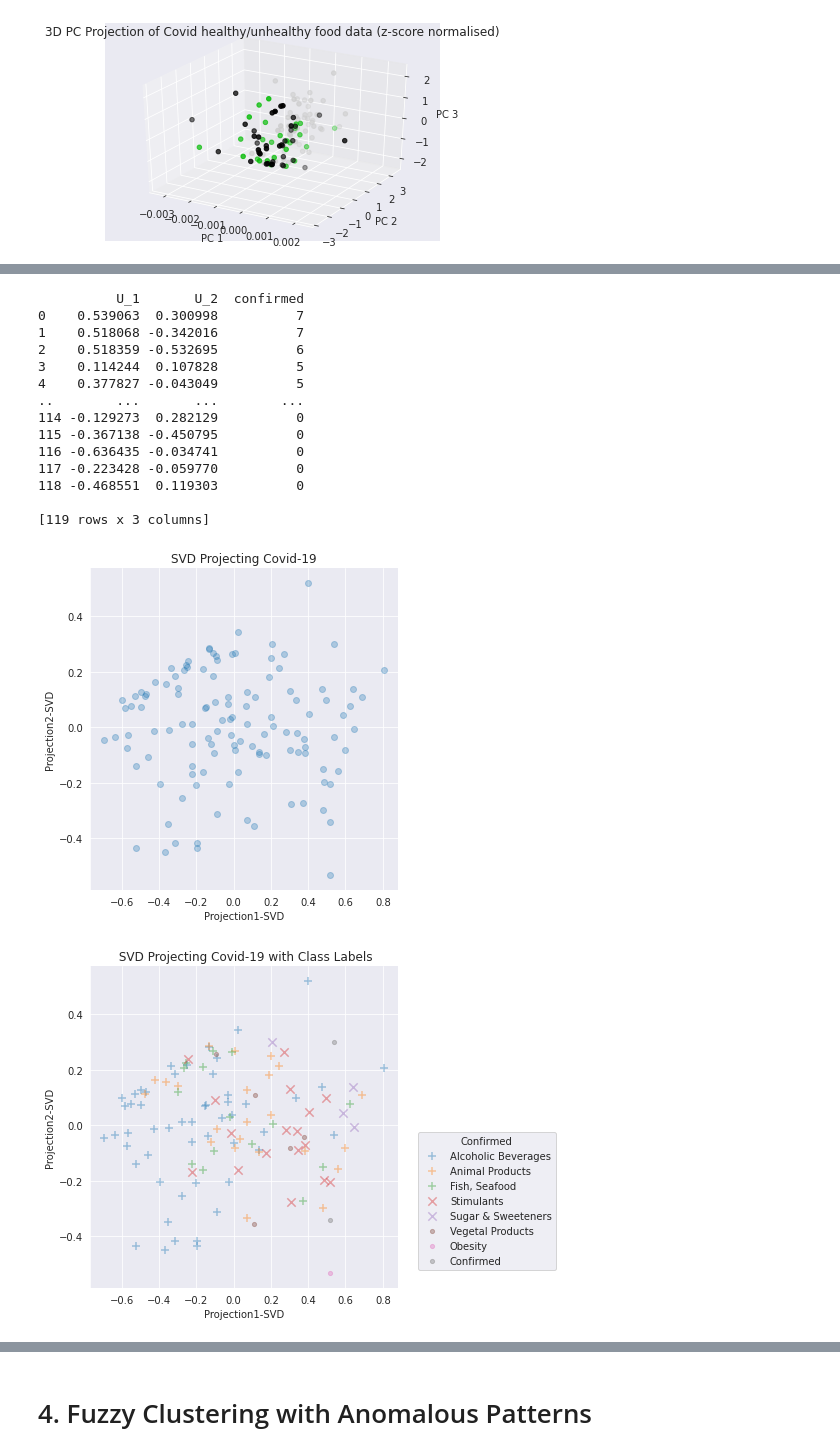
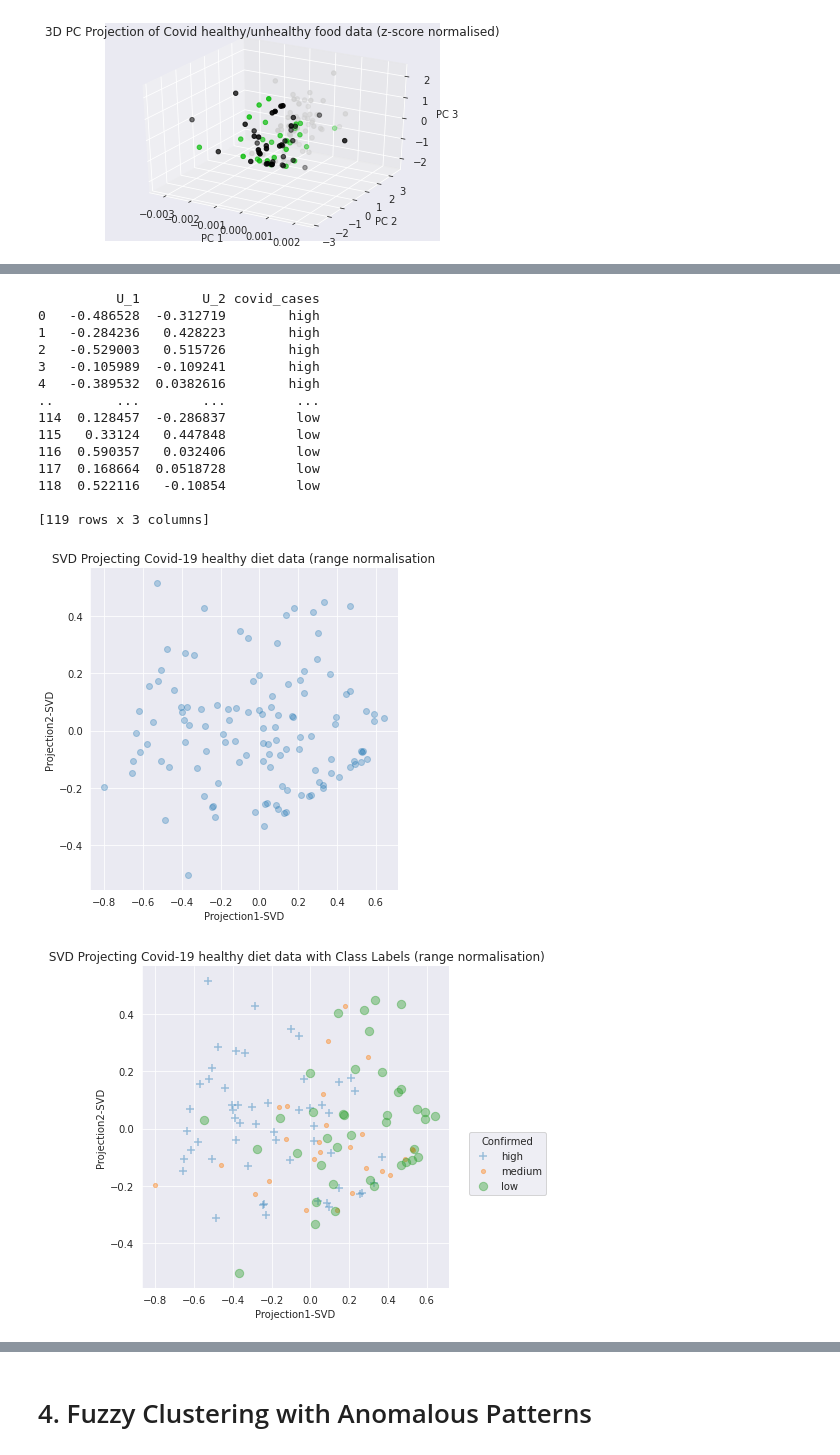
Before and after one commit to Migaalee/PAD, a Jupyter notebook: PAD_project1.ipynb, the cells around one changed output, grey strips where cells are left out. Drawn from its saved outputs; the diff is of its cells as text; code cells hidden in the pictures.

```diff
--- a/PAD_project1.ipynb
+++ b/PAD_project1.ipynb
@@ -898,50 +949,57 @@ u2 = u[:,1] * s[1]
+# %%
+u, s, vh = np.linalg.svd(x_norm_range, full_matrices=True)
+
+## Calculate the coordinates of the data points in the projection axes of the space spanned
+## by the leading eigenvectors contained in $U$
+u1 = u[:,0] * s[0]
+u2 = u[:,1] * s[1]
 # %%
 # set data to a Pandas Dataframa to ease plotting
 names = ["U_"+str(x+1) for x in range(2)]
-names.append('confirmed')
-ds_us = pd.DataFrame(data= np.c_[u1, u2, y_values],
+names.append('covid_cases')
+ds_us = pd.DataFrame(data= np.c_[u1, u2, target],
                      columns=names)
-ds_us['confirmed'] = ds_us['confirmed'].astype(int)
+#ds_us['covidc'] = ds_us['covidc'].astype(int)
 
 print(ds_us)
 
 # 1st plot
 ax = sns.lmplot('U_1',
                 'U_2',
                 data=ds_us,
                 fit_reg=False,
                 scatter_kws={'alpha':0.3});
 ax.set(xlabel='Projection1-SVD',
            ylabel='Projection2-SVD',
-           title='SVD Projecting Covid-19');
+           title='SVD Projecting Covid-19 healthy diet data (range normalisation');
 
 # 2nd plot
 ax2 = sns.lmplot('U_1',
                'U_2',
                data=ds_us,
-               hue='confirmed',
-               markers=['+','+','+','x','x','.','.','.'],
+               hue='covid_cases',
+               markers=['+','.','o'],
                fit_reg=False,
                scatter_kws={'alpha':0.4, "s": 70},
                legend_out=False);
 ax2.set(xlabel='Projection1-SVD',
        ylabel='Projection2-SVD',
-       title=' SVD Projecting Covid-19 with Class Labels');
-plt.legend(bbox_to_anchor=(1.05, 0.5), title='Confirmed', labels = data.columns);
+       title=' SVD Projecting Covid-19 healthy diet data with Class Labels (range normalisation)');
+plt.legend(bbox_to_anchor=(1.05, 0.5), title='Confirmed');
 # %% [output]
-          U_1       U_2  confirmed
-0    0.539063  0.300998          7
-1    0.518068 -0.342016          7
-2    0.518359 -0.532695          6
-3    0.114244  0.107828          5
-4    0.377827 -0.043049          5
-..        ...       ...        ...
-114 -0.129273  0.282129          0
-115 -0.367138 -0.450795          0
-116 -0.636435 -0.034741          0
-117 -0.223428 -0.059770          0
-118 -0.468551  0.119303          0
+          U_1        U_2 covid_cases
+0   -0.486528  -0.312719        high
+1   -0.284236   0.428223        high
+2   -0.529003   0.515726        high
+3   -0.105989  -0.109241        high
+4   -0.389532  0.0382616        high
+..        ...        ...         ...
+114  0.128457  -0.286837         low
+115   0.33124   0.447848         low
+116  0.590357   0.032406         low
+117  0.168664  0.0518728         low
+118  0.522116   -0.10854         low
 
 [119 rows x 3 columns]
-[figure, old version]
+[figure, new version]
-[figure, old version]
+[figure, new version]
```
Also changed, not shown: parts of 15 cells of this notebook.
